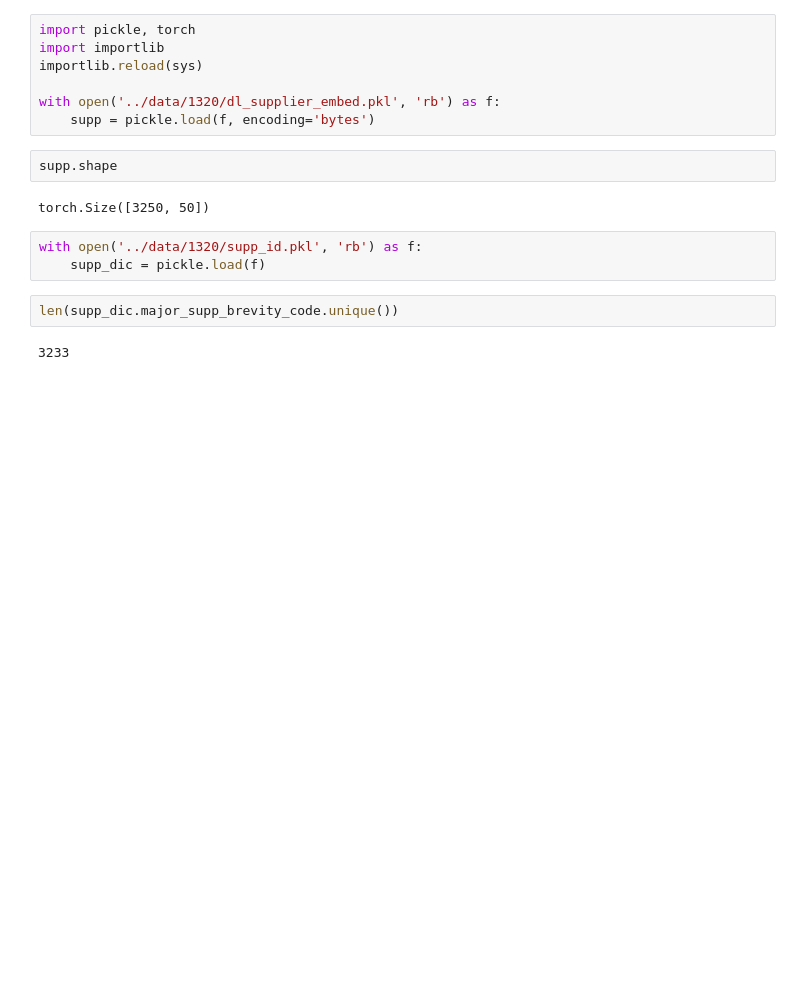
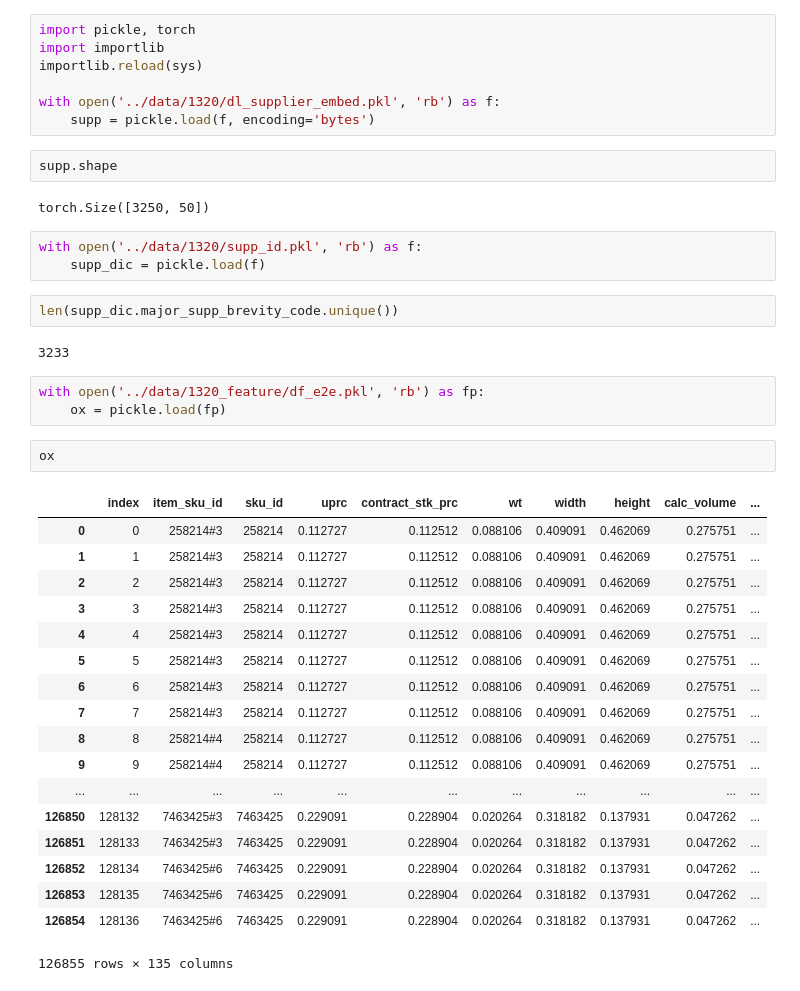
Before and after one commit to schemmy/e2e, a Jupyter notebook: construction/nn_v2.ipynb, the cells around one changed output. Saved outputs shown, nothing was run; the diff lists cells and outputs as text; blank space fills up the shorter version.

```diff
--- a/construction/nn_v2.ipynb
+++ b/construction/nn_v2.ipynb
@@ -640,3 +640,27 @@ with open('../data/1320/supp_id.pkl', 'rb') as f:
 len(supp_dic.major_supp_brevity_code.unique())
 # %% [output]
 3233
+# %%
+with open('../data/1320_feature/df_e2e.pkl', 'rb') as fp:
+    ox = pickle.load(fp)
+# %%
+ox
+# %% [output]
+|  | index | item_sku_id | sku_id | uprc | contract_stk_prc | wt | width | height | calc_volume | ... |
+| 0 | 0 | 258214#3 | 258214 | 0.112727 | 0.112512 | 0.088106 | 0.409091 | 0.462069 | 0.275751 | ... |
+| 1 | 1 | 258214#3 | 258214 | 0.112727 | 0.112512 | 0.088106 | 0.409091 | 0.462069 | 0.275751 | ... |
+| 2 | 2 | 258214#3 | 258214 | 0.112727 | 0.112512 | 0.088106 | 0.409091 | 0.462069 | 0.275751 | ... |
+| 3 | 3 | 258214#3 | 258214 | 0.112727 | 0.112512 | 0.088106 | 0.409091 | 0.462069 | 0.275751 | ... |
+| 4 | 4 | 258214#3 | 258214 | 0.112727 | 0.112512 | 0.088106 | 0.409091 | 0.462069 | 0.275751 | ... |
+| 5 | 5 | 258214#3 | 258214 | 0.112727 | 0.112512 | 0.088106 | 0.409091 | 0.462069 | 0.275751 | ... |
+| 6 | 6 | 258214#3 | 258214 | 0.112727 | 0.112512 | 0.088106 | 0.409091 | 0.462069 | 0.275751 | ... |
+| 7 | 7 | 258214#3 | 258214 | 0.112727 | 0.112512 | 0.088106 | 0.409091 | 0.462069 | 0.275751 | ... |
+| 8 | 8 | 258214#4 | 258214 | 0.112727 | 0.112512 | 0.088106 | 0.409091 | 0.462069 | 0.275751 | ... |
+| 9 | 9 | 258214#4 | 258214 | 0.112727 | 0.112512 | 0.088106 | 0.409091 | 0.462069 | 0.275751 | ... |
+| ... | ... | ... | ... | ... | ... | ... | ... | ... | ... | ... |
+| 126850 | 128132 | 7463425#3 | 7463425 | 0.229091 | 0.228904 | 0.020264 | 0.318182 | 0.137931 | 0.047262 | ... |
+| 126851 | 128133 | 7463425#3 | 7463425 | 0.229091 | 0.228904 | 0.020264 | 0.318182 | 0.137931 | 0.047262 | ... |
+| 126852 | 128134 | 7463425#6 | 7463425 | 0.229091 | 0.228904 | 0.020264 | 0.318182 | 0.137931 | 0.047262 | ... |
+| 126853 | 128135 | 7463425#6 | 7463425 | 0.229091 | 0.228904 | 0.020264 | 0.318182 | 0.137931 | 0.047262 | ... |
+| 126854 | 128136 | 7463425#6 | 7463425 | 0.229091 | 0.228904 | 0.020264 | 0.318182 | 0.137931 | 0.047262 | ... |
+126855 rows × 135 columns
```
Also changed, not shown: 8 other files.
